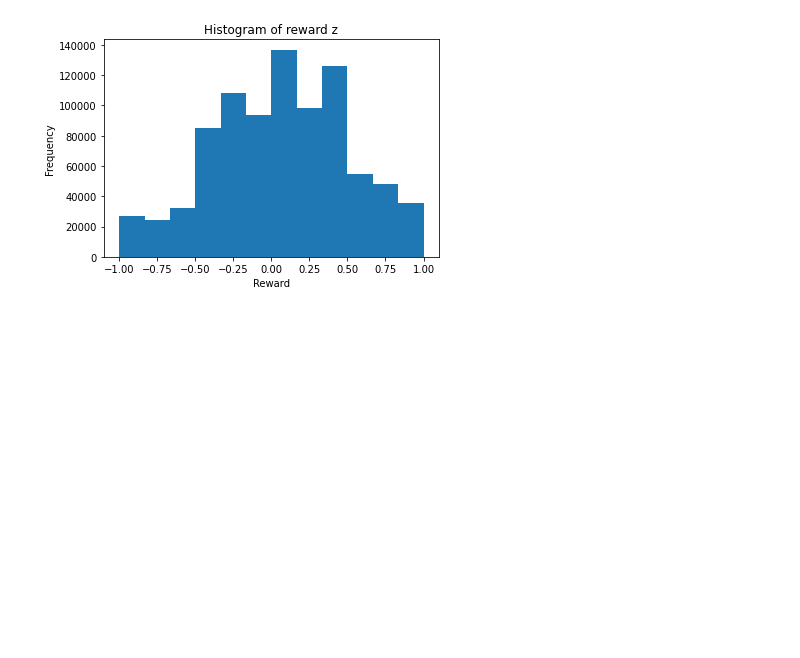
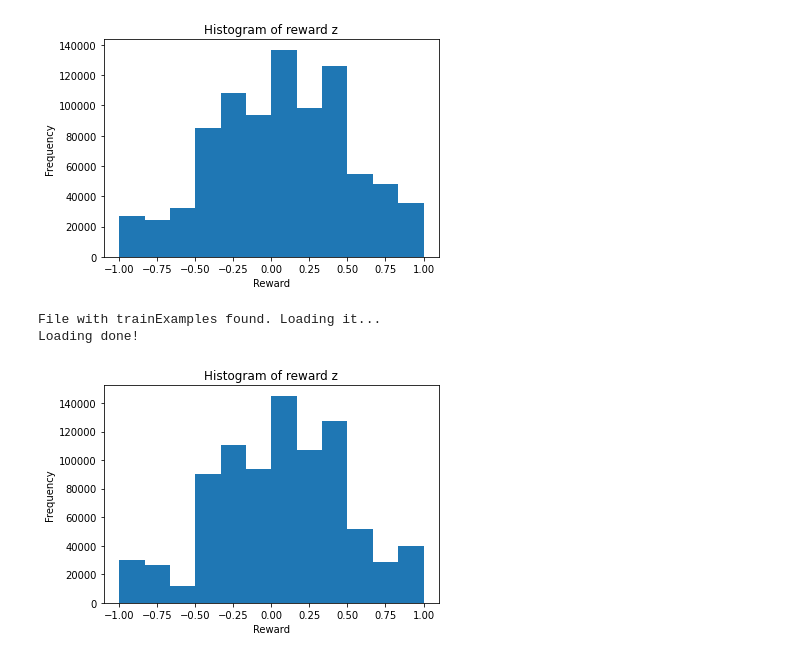
Before and after one commit to campfireman/bachelor-thesis, a Jupyter notebook: code/notebooks/train_examples.ipynb, the cells around one changed output. Drawn from its saved outputs; the diff is of its cells as text; code cells hidden in the pictures; blank space fills up the shorter version.

Commit message:
Update graphs

```diff
--- a/code/notebooks/train_examples.ipynb
+++ b/code/notebooks/train_examples.ipynb
@@ -61,3 +61,10 @@ hist(z_s_15)
 File with trainExamples found. Loading it...
 Loading done!
 [figure]
+# %%
+z_s_20 = load_z_s(20)
+hist(z_s_20)
+# %% [output]
+File with trainExamples found. Loading it...
+Loading done!
+[figure, added]
```
Also changed, not shown: 6 other files.
